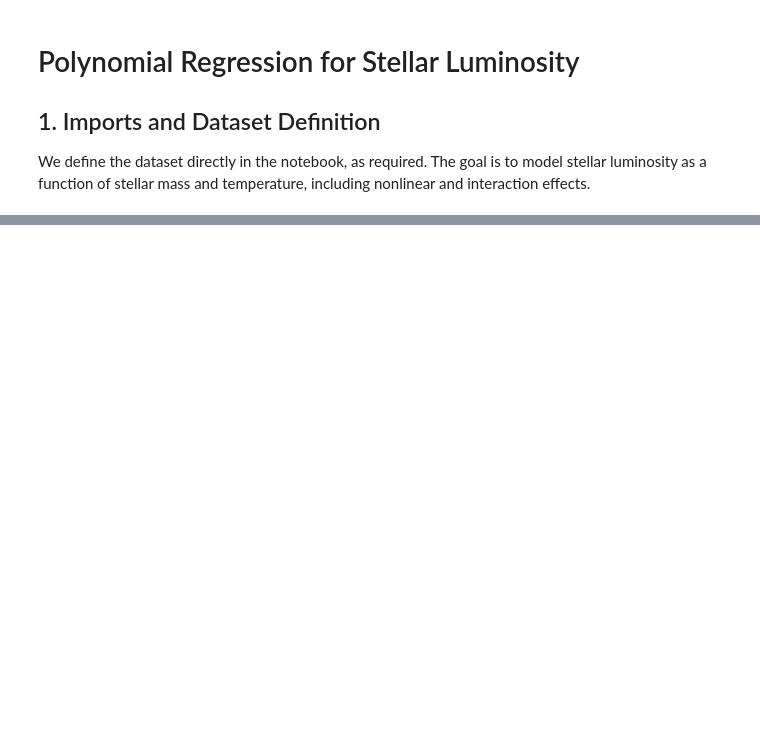
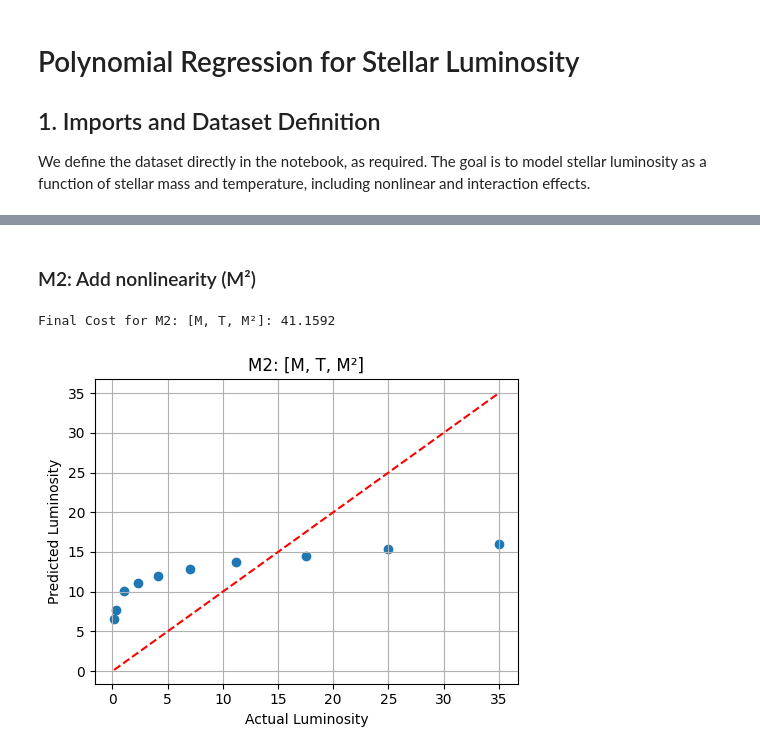
Before and after one commit to Juanvelandia-p/Stellar-Luminosity, a Jupyter notebook: 02_part2_polyreg.ipynb, the cells around one changed output, grey strips where cells are left out. Saved outputs shown, nothing was run; the diff lists cells and outputs as text; code cells hidden in the pictures; blank space fills up the shorter version.

```diff
--- a/02_part2_polyreg.ipynb
+++ b/02_part2_polyreg.ipynb
@@ -32,0 +121,8 @@ Error:
+# %% [markdown]
+### M2: Add nonlinearity (M²)
+# %%
+X_M2 = np.column_stack([M, T, M**2])
+w2, b2, cost2 = run_model(X_M2, L, 'M2: [M, T, M²]', alpha=1e-8)
+# %% [output]
+Final Cost for M2: [M, T, M²]: 41.1592
+[figure, added]
```
Also changed, not shown: parts of 18 cells of this notebook, 9 other files.
